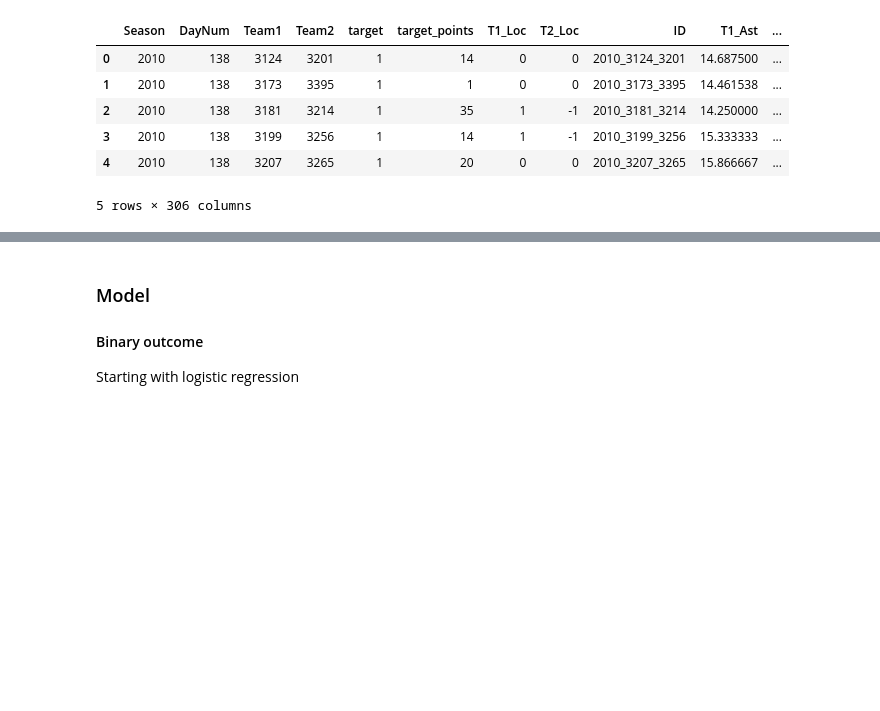
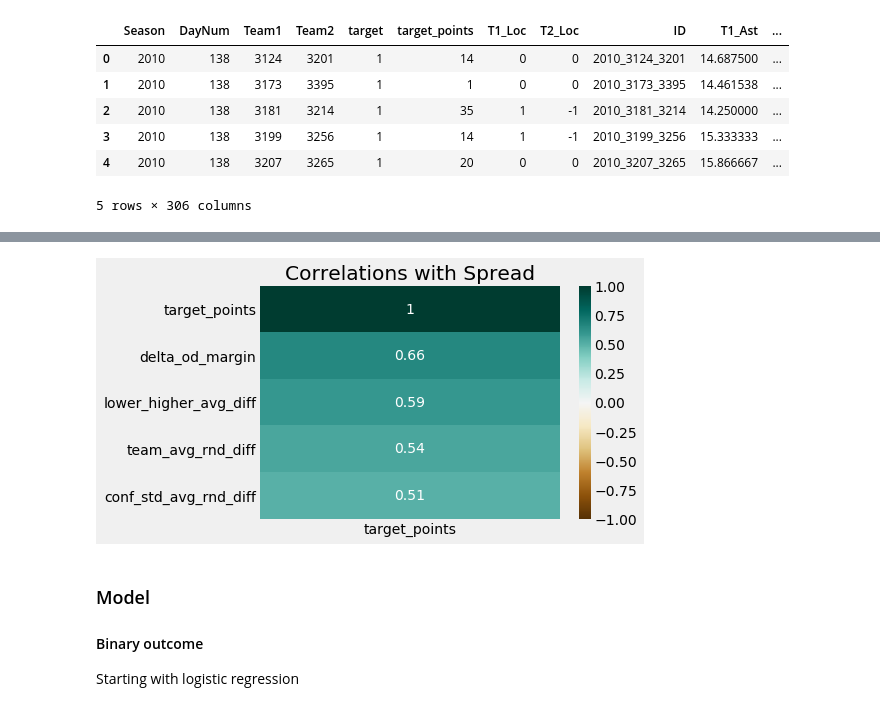
Before and after one commit to mtdickey/march-ml-mania-21, a Jupyter notebook: analysis/women/ml-mania-womens.ipynb, the cells around one changed output, grey strips where cells are left out. Drawn from its saved outputs; the diff is of its cells as text; code cells hidden in the pictures; blank space fills up the shorter version.

```diff
--- a/analysis/women/ml-mania-womens.ipynb
+++ b/analysis/women/ml-mania-womens.ipynb
@@ -58,0 +141,31 @@ tourney_results_df.head()
+# %%
+## Then take the higher of the 2 just for UConn for now, and lower for everyone else
+take_higher_teams = [3163] ## UConn
+tourney_results_df['T1_lower_higher_avg'] = tourney_results_df.apply(lambda x: x['T1_team_avg_rnd']
+                                                                     if ((x['Team1'] in take_higher_teams) and
+                                                                    (x['T1_team_avg_rnd'] >=
+                                                                     x['T1_conf_std_avg_rnd']))
+                                                                else x['T1_conf_std_avg_rnd']
+                                                                     if x['Team1'] in take_higher_teams
+                                                                else x['T1_team_avg_rnd']
+                                                                  if (x['T1_team_avg_rnd'] >=
+                                                                     x['T1_conf_std_avg_rnd'])
+                                                                else x['T1_conf_std_avg_rnd'], axis = 1)
+tourney_results_df['T2_lower_higher_avg'] = tourney_results_df.apply(lambda x: x['T2_team_avg_rnd']
+                                                                     if ((x['Team2'] in take_higher_teams) and
+                                                                    (x['T2_team_avg_rnd'] >=
+                                                                     x['T2_conf_std_avg_rnd']))
+                                                                else x['T2_conf_std_avg_rnd']
+                                                                     if x['Team2'] in take_higher_teams
+                                                                else x['T2_team_avg_rnd']
+                                                                  if (x['T2_team_avg_rnd'] >=
+                                                                     x['T2_conf_std_avg_rnd'])
+                                                                else x['T2_conf_std_avg_rnd'], axis = 1)
+
+## Take differences
+tourney_results_df['team_avg_rnd_diff'] = (tourney_results_df['T1_team_avg_rnd'] -
+                                           tourney_results_df['T2_team_avg_rnd'])
+tourney_results_df['conf_std_avg_rnd_diff'] = (tourney_results_df['T1_conf_std_avg_rnd'] -
+                                               tourney_results_df['T2_conf_std_avg_rnd'])
+tourney_results_df['lower_higher_avg_diff'] = (tourney_results_df['T1_lower_higher_avg'] -
+                                               tourney_results_df['T2_lower_higher_avg'])
@@ -59,3 +207,12 @@ tourney_results_df.head()
+# %%
+correlations = (tourney_results_df[['target_points', 'team_avg_rnd_diff', 'conf_std_avg_rnd_diff',
+                                    'lower_higher_avg_diff', 'delta_od_margin']]
+                 .corr()[['target_points']].sort_values(by='target_points', ascending=False))
+
+heatmap = sns.heatmap(correlations, vmin=-1, vmax=1, annot=True, cmap='BrBG')
+heatmap.set_title('Correlations with Spread');
+# %% [output]
+[figure, added]
 # %% [markdown]
 ### Model
 
```
Also changed, not shown: parts of 20 cells of this notebook, 3 other files.
